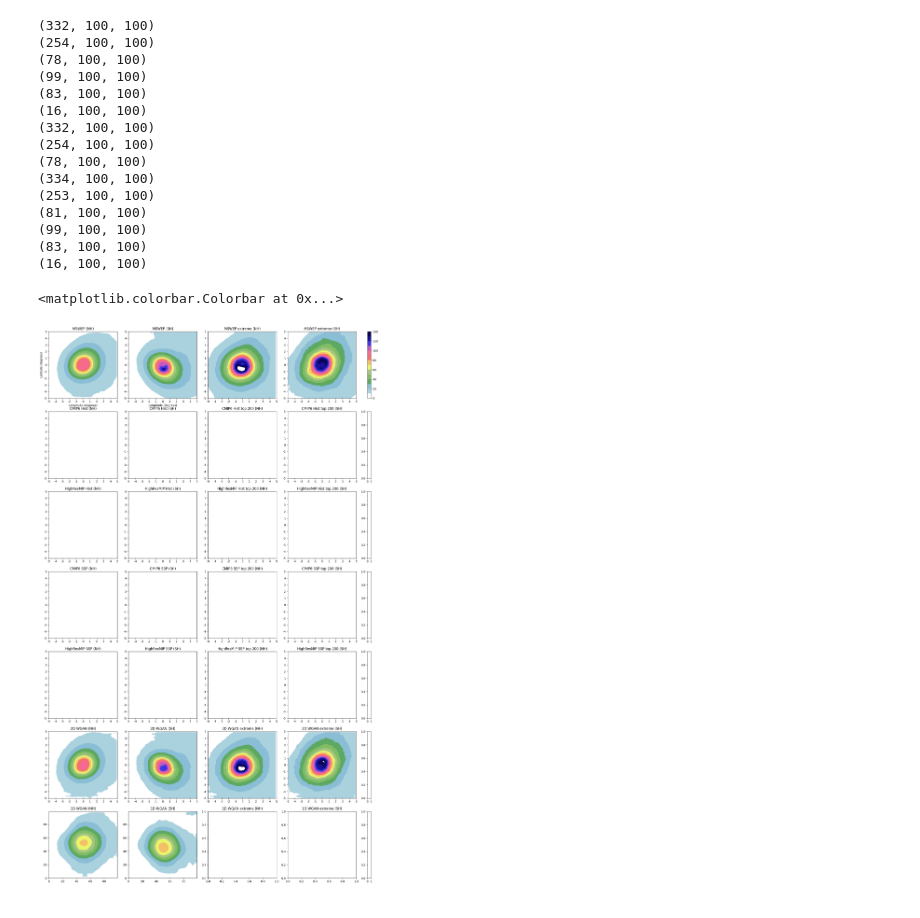
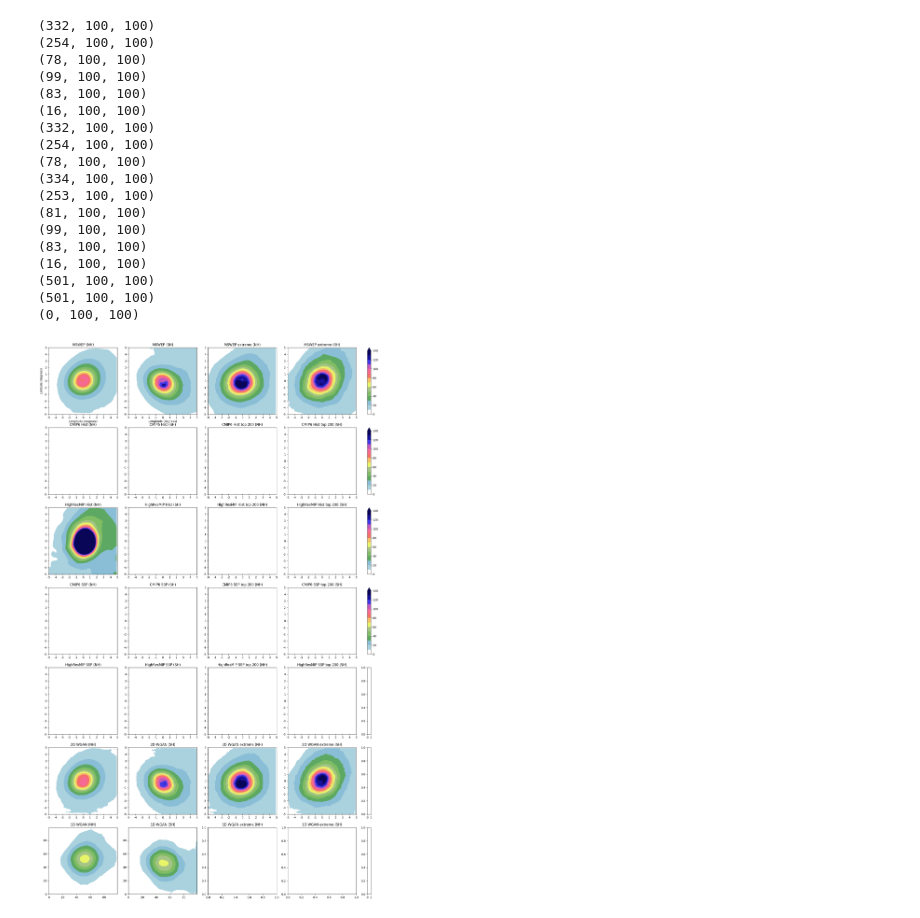
Before and after one commit to vosps/tropical_cyclone, a Jupyter notebook: tracking/2_composite_rain.ipynb, the cells around one changed output. Saved outputs shown, nothing was run; the diff lists cells and outputs as text; code cells hidden in the pictures.

Commit message:
changes to composite rain work and denormalising

```diff
--- a/tracking/2_composite_rain.ipynb
+++ b/tracking/2_composite_rain.ipynb
@@ -23,12 +23,23 @@ font = {'fontname':'Comic Neue'}
 def calculate_composite_rainfall():
     return 'hi'
 # %%
-# load dataset
+# load current 1D dataset
 real,inputs,pred,meta = load_tc_data(set='validation',results='ke_tracks')
+
+# load ibtracks
 tracks = pd.read_csv('/user/home/al18709/work/ibtracks/tc_files.csv')
 og_tracks_grouped = tracks.groupby('sid')
 
+# load original 2D WGAN
 real_2,inputs_2,pred_2,meta_2,imput_og,pred_og,meta_og = load_tc_data(set='validation',results='kh_tracks')
 real_og_x,_,_,_,_,_,pred_og_x,meta_og_x = load_tc_data(set='extreme_test',results='test')
 meta_og = pd.read_csv('/user/work/al18709/tc_data_mswep_40/valid_meta.csv')
 # meta_valid = pd.read_csv('/user/work/al18709/tc_data_flipped/valid_meta.csv')
+
+# load HighResMIP historical and ssp
+hrmip_rain = np.load('/user/home/al18709/work/CMIP6/HighResMIP/CMCC-CM2-VHR4/historical/storm_rain/storm_rain.npy')
+hrmip_lats = np.load('/user/home/al18709/work/CMIP6/HighResMIP/CMCC-CM2-VHR4/historical/storm_rain/storm_lats.npy')
+hrmip_lons = np.load('/user/home/al18709/work/CMIP6/HighResMIP/CMCC-CM2-VHR4/historical/storm_rain/storm_lons.npy')
+hrmip_sids = pd.read_csv('/user/home/al18709/work/CMIP6/HighResMIP/CMCC-CM2-VHR4/historical/storm_rain/storm_sid.csv')
+print(hrmip_sids.sid.shape)
+meta_hrmip_hist = pd.DataFrame({'sid':hrmip_sids.sid ,'centre_lat':hrmip_lats[:,4], 'centre_lon':hrmip_lons[:,4]})
@@ -142,6 +177,7 @@ composite_og_x_nh,composite_og_x_sh = generate_composite_rainfall(meta_og_x,pred
 
 # composite_nh = np.mean(top_200_storms_nh,axis=0)
 # composite_sh = np.mean(top_200_storms_sh,axis=0)
+composite_hrmip_hist_nh,composite_hrmip_hist_sh = generate_composite_rainfall(meta_hrmip_hist,np.expand_dims(hrmip_rain,axis=-1),ibtracks=False,time_sample_rate=6)
 # %% [output]
 (332, 100, 100)
 (254, 100, 100)
@@ -158,23 +194,32 @@ composite_og_x_nh,composite_og_x_sh = generate_composite_rainfall(meta_og_x,pred
 (99, 100, 100)
 (83, 100, 100)
 (16, 100, 100)
+(501, 100, 100)
+(501, 100, 100)
+(0, 100, 100)
 # %%
 # define cmap
 precip_cmap,precip_norm = make_cmap()
 # %%
 
 fig,axes = plt.subplots(7,5,figsize=(20.5, 35),gridspec_kw={'width_ratios': [1, 1, 1, 1, 0.05]})
-im_1 = axes[0,0].contourf(composite_nh,cmap=precip_cmap,levels=[0,10,20,30,40,50,60,70,80,90,100,110,120,130,140])
-im_2 = axes[0,1].contourf(composite_sh,cmap=precip_cmap,levels=[0,10,20,30,40,50,60,70,80,90,100,110,120,130,140])
-im_1 = axes[0,2].contourf(composite_nh_x,cmap=precip_cmap,levels=[0,10,20,30,40,50,60,70,80,90,100,110,120,130,140])
-im_2 = axes[0,3].contourf(composite_sh_x,cmap=precip_cmap,levels=[0,10,20,30,40,50,60,70,80,90,100,110,120,130,140])
-im_pred_nh = axes[6,0].contourf(composite_wgan_nh,cmap=precip_cmap,levels=[0,10,20,30,40,50,60,70,80,90,100,110,120,130,140])
-im_pred_sh = axes[6,1].contourf(composite_wgan_sh,cmap=precip_cmap,levels=[0,10,20,30,40,50,60,70,80,90,100,110,120,130,140])
+im_1 = axes[0,0].contourf(composite_nh,cmap=precip_cmap,levels=[0,10,20,30,40,50,60,70,80,90,100,110,120,130,140],extend='max')
+im_2 = axes[0,1].contourf(composite_sh,cmap=precip_cmap,levels=[0,10,20,30,40,50,60,70,80,90,100,110,120,130,140],extend='max')
+im_3 = axes[0,2].contourf(composite_nh_x,cmap=precip_cmap,levels=[0,10,20,30,40,50,60,70,80,90,100,110,120,130,140],extend='max')
+im_4 = axes[0,3].contourf(composite_sh_x,cmap=precip_cmap,levels=[0,10,20,30,40,50,60,70,80,90,100,110,120,130,140],extend='max')
 
-im_og_nh = axes[5,0].contourf(composite_og_nh,cmap=precip_cmap,levels=[0,10,20,30,40,50,60,70,80,90,100,110,120,130,140])
-im_og_sh = axes[5,1].contourf(composite_og_sh,cmap=precip_cmap,levels=[0,10,20,30,40,50,60,70,80,90,100,110,120,130,140])
-im_og_x_nh = axes[5,2].contourf(composite_og_x_nh,cmap=precip_cmap,levels=[0,10,20,30,40,50,60,70,80,90,100,110,120,130,140])
-im_og_x_sh = axes[5,3].contourf(composite_og_x_sh,cmap=precip_cmap,levels=[0,10,20,30,40,50,60,70,80,90,100,110,120,130,140])
+im_5 = axes[2,0].contourf(composite_hrmip_hist_nh,cmap=precip_cmap,levels=[0,10,20,30,40,50,60,70,80,90,100,110,120,130,140],extend='max')
+im_6 = axes[2,1].contourf(composite_hrmip_hist_sh,cmap=precip_cmap,levels=[0,10,20,30,40,50,60,70,80,90,100,110,120,130,140],extend='max')
+
+
+im_pred_nh = axes[6,0].contourf(composite_wgan_nh,cmap=precip_cmap,levels=[0,10,20,30,40,50,60,70,80,90,100,110,120,130,140],extend='max')
+im_pred_sh = axes[6,1].contourf(composite_wgan_sh,cmap=precip_cmap,levels=[0,10,20,30,40,50,60,70,80,90,100,110,120,130,140],extend='max')
+
+
+im_og_nh = axes[5,0].contourf(composite_og_nh,cmap=precip_cmap,levels=[0,10,20,30,40,50,60,70,80,90,100,110,120,130,140],extend='max')
+im_og_sh = axes[5,1].contourf(composite_og_sh,cmap=precip_cmap,levels=[0,10,20,30,40,50,60,70,80,90,100,110,120,130,140],extend='max')
+im_og_x_nh = axes[5,2].contourf(composite_og_x_nh,cmap=precip_cmap,levels=[0,10,20,30,40,50,60,70,80,90,100,110,120,130,140],extend='max')
+im_og_x_sh = axes[5,3].contourf(composite_og_x_sh,cmap=precip_cmap,levels=[0,10,20,30,40,50,60,70,80,90,100,110,120,130,140],extend='max')
 # Set the tick positions
 t_p = [0,10,20,30,40,50,60,70,80,90,100]
 t_l = [-5,-4,-3,-2,-1,0,1,2,3,4,5]
@@ -203,33 +248,36 @@ axes[1,3].set_title('CMIP6 Hist top 200 (SH)')
 axes[2,0].set_title('HighResMIP Hist (NH)')
 axes[2,1].set_title('HighResMIP Hist (SH)')
 axes[2,2].set_title('HighResMIP Hist top 200 (NH)')
 axes[2,3].set_title('HighResMIP Hist top 200 (SH)')
 
 axes[3,0].set_title('CMIP6 SSP (NH)')
 axes[3,1].set_title('CMIP6 SSP (SH)')
 axes[3,2].set_title('CMIP6 SSP top 200 (NH)')
 axes[3,3].set_title('CMIP6 SSP top 200 (SH)')
 
 axes[4,0].set_title('HighResMIP SSP (NH)')
 axes[4,1].set_title('HighResMIP SSP (SH)')
 axes[4,2].set_title('HighResMIP SSP top 200 (NH)')
 axes[4,3].set_title('HighResMIP SSP top 200 (SH)')
 
 axes[5,0].set_title('2D WGAN (NH)')
 axes[5,1].set_title('2D WGAN (SH)')
 axes[5,2].set_title('2D WGAN extreme (NH)')
 axes[5,3].set_title('2D WGAN extreme (SH)')
 
 axes[6,0].set_title('1D WGAN (NH)')
 axes[6,1].set_title('1D WGAN (SH)')
 axes[6,2].set_title('1D WGAN extreme (NH)')
 axes[6,3].set_title('1D WGAN extreme (SH)')
 
 
 
 
 plt.colorbar(im_2,ticks=[0,20,40,60,80,100,120,140],cax=axes[0,4])
-plt.colorbar(im_2,ticks=[0,20,40,60,80,100,120,140],cax=axes[0,4])
+plt.colorbar(im_5,ticks=[0,20,40,60,80,100,120,140],cax=axes[1,4])
+plt.colorbar(im_5,ticks=[0,20,40,60,80,100,120,140],cax=axes[2,4])
+plt.colorbar(im_5,ticks=[0,20,40,60,80,100,120,140],cax=axes[3,4])
+
+plt.savefig('composite_rain.png',bbox_inches='tight')
 # %% [output]
-<matplotlib.colorbar.Colorbar at 0x...>
-[figure, old version]
+[figure, new version]
```
Also changed, not shown: parts of 4 cells of this notebook, 9 other files.
